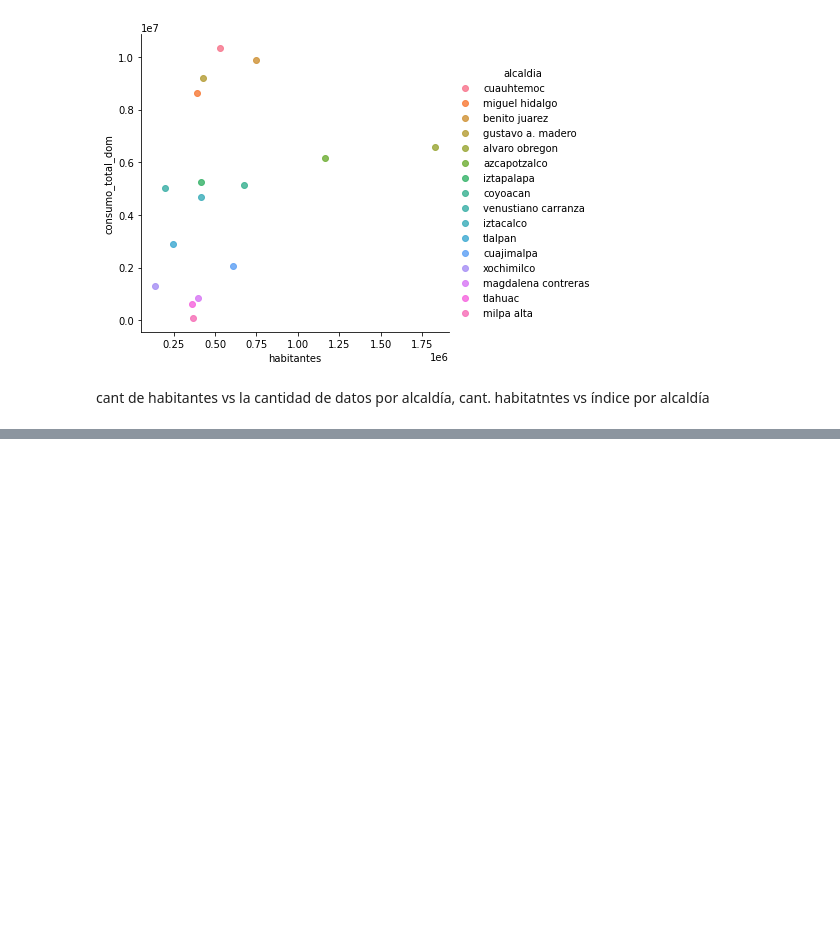
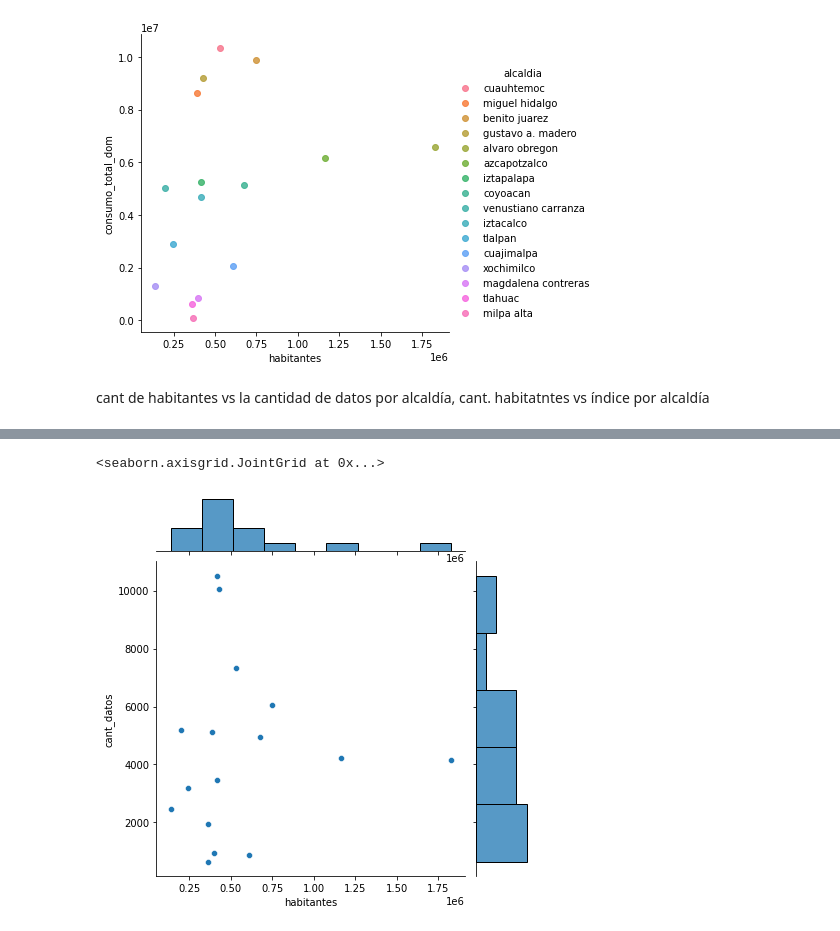
Before and after one commit to ElenaVillano/eda_geda_conagua, a Jupyter notebook: GEDA_Carlos.ipynb, the cells around one changed output, grey strips where cells are left out. Drawn from its saved outputs; the diff is of its cells as text; code cells hidden in the pictures; blank space fills up the shorter version.

```diff
--- a/GEDA_Carlos.ipynb
+++ b/GEDA_Carlos.ipynb
@@ -51,7 +94,7 @@ df_alc.drop(['clave'], axis = 1, inplace = True)
 hab = pd.merge(habitantes_df, df_alc, how ='left', on ='alcaldia')\
 .sort_values(by=['consumo_total'], ascending=False)
 
-hab['gasto_per_capita'] = hab['consumo_total']/hab['habitantes']
+hab['gasto_per_capita'] = round(hab['consumo_total']/hab['habitantes'],2)
 
 hab
 # %% [output]
@@ -79,3 +137,15 @@ sns.lmplot( x="habitantes", y="consumo_total_dom",\
 [figure]
 # %% [markdown]
 cant de habitantes vs la cantidad de datos por alcaldía, cant. habitatntes vs índice por alcaldía
+# %%
+
+can_dat = pd.DataFrame(df['alcaldia'].value_counts())
+
+can_dat.rename(columns = {'alcaldia':'cant_datos'}, inplace = True)
+
+can_dat['alcaldia'] = can_dat.index
+
+hab = pd.merge(hab, can_dat, how ='left', on ='alcaldia')\
+.sort_values(by=['consumo_total'], ascending=False)
+
+hab
@@ -81,0 +170,5 @@ cant de habitantes vs la cantidad de datos por alcaldía, cant. habitatntes vs
+# %%
+sns.jointplot(x=hab["habitantes"], y=hab["cant_datos"], kind='scatter')
+# %% [output]
+<seaborn.axisgrid.JointGrid at 0x...>
+[figure, added]
```
Also changed, not shown: parts of 6 cells of this notebook.
